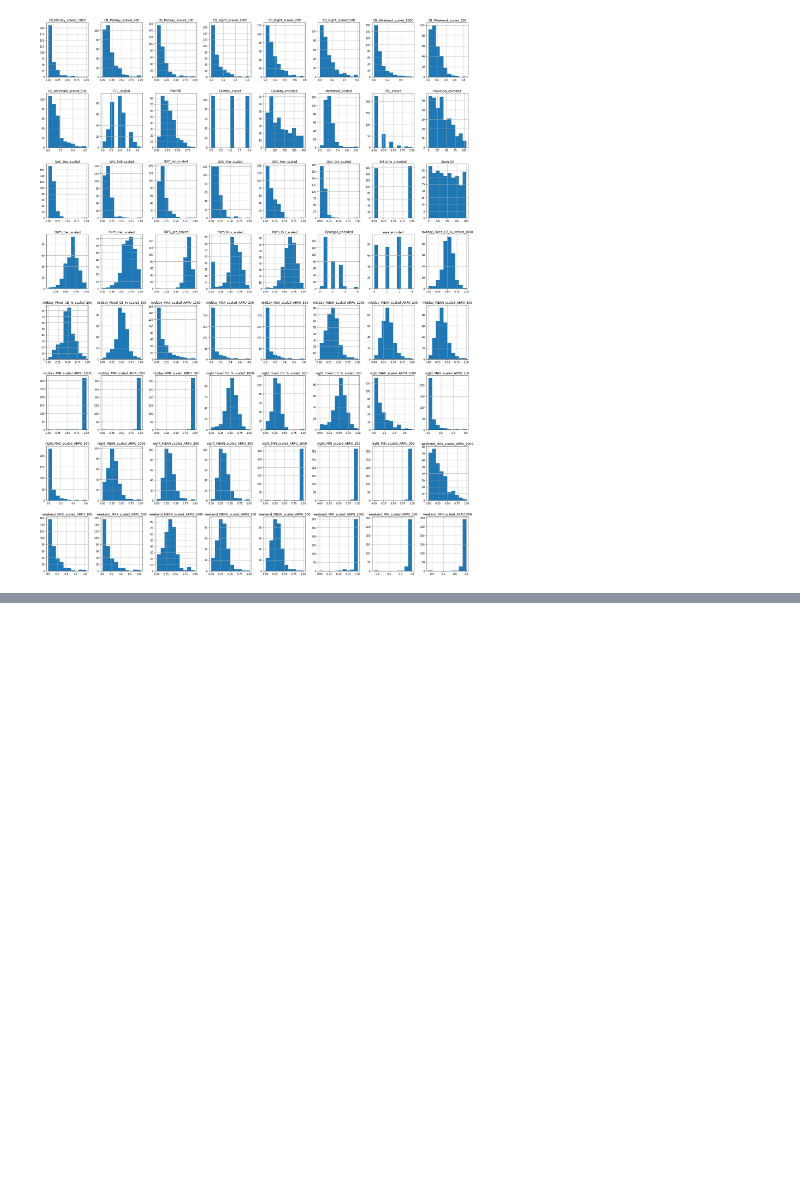
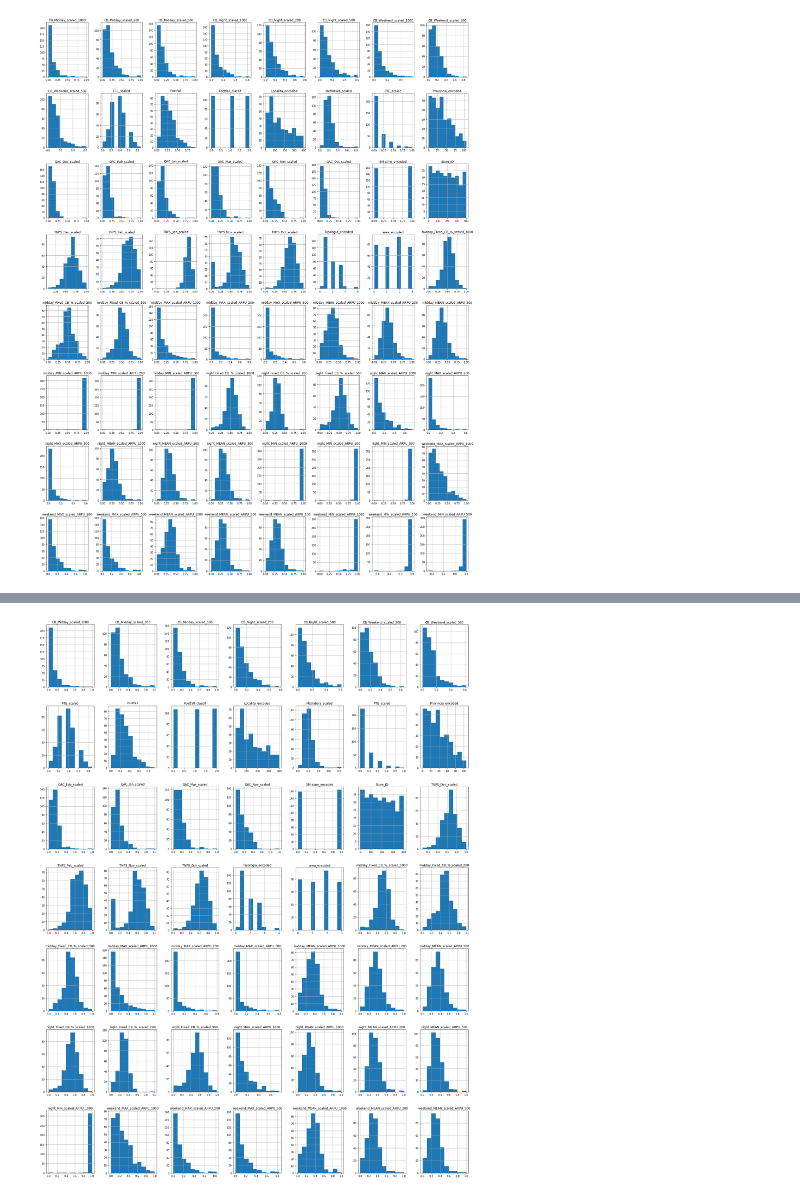
Before and after one commit to Sadamingh/Data-Analysis-Case, a Jupyter notebook: 02_VodafoneFootfall/Analyze-of-VFfootfall.ipynb, the cells around one changed output, grey strips where cells are left out. Cells and saved outputs as stored; diff of their text form; code cells hidden in the pictures; blank space fills up the shorter version.

```diff
--- a/02_VodafoneFootfall/Analyze-of-VFfootfall.ipynb
+++ b/02_VodafoneFootfall/Analyze-of-VFfootfall.ipynb
@@ -93,0 +145,10 @@ plt.show()
+# %%
+for i in list(df.head(0)):
+    if (np.var(df[[i]])[i] < 0.01):
+        df = df.drop([i], axis = 1)
+fig = plt.figure(figsize = (30,40))
+ax = fig.gca()
+df.hist(ax = ax)
+plt.show()
+# %% [output]
+[figure, added]
```
Also changed, not shown: parts of 12 cells of this notebook.
